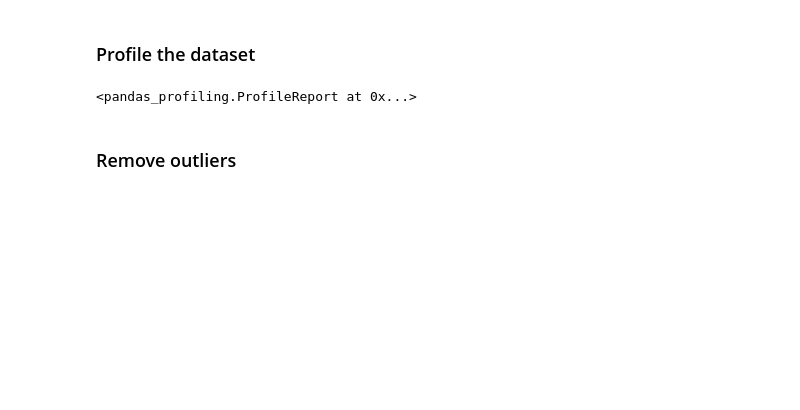
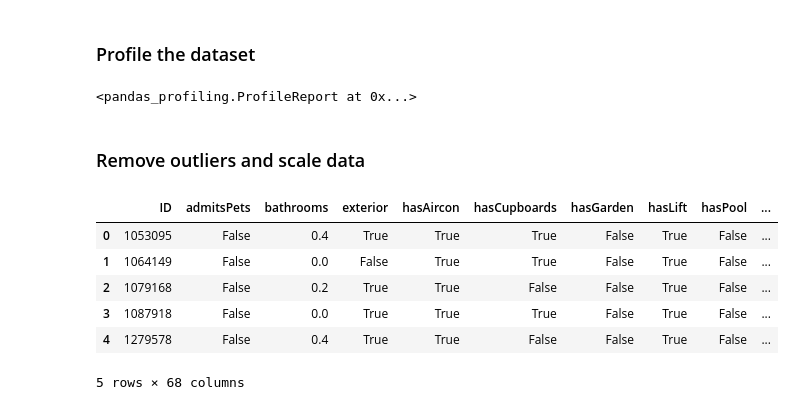
Before and after one commit to Leaniz/img_similarity, a Jupyter notebook: image_similarity.ipynb, the cells around one changed output. Cells and saved outputs as stored; diff of their text form; code cells hidden in the pictures; blank space fills up the shorter version.

```diff
--- a/image_similarity.ipynb
+++ b/image_similarity.ipynb
@@ -14,9 +14,8 @@ import pandas_profiling
 import numpy as np
 
 from core.load_data import clean_support_data, remove_outliers, scale_data
+from core.cluster_data import cluster_support_data
 
 
 data_path = "./data/"
 support_df = clean_support_data(data_path + "supporting_dataset.xlsx")
-support_df = remove_outliers(support_df)
-support_df = scale_data(support_df)
@@ -29,4 +26,19 @@ pandas_profiling.ProfileReport(support_df)
 # %% [output]
 <pandas_profiling.ProfileReport at 0x...>
 # %% [markdown]
-### Remove outliers
+### Remove outliers and scale data
+# %%
+processed_df = remove_outliers(support_df)
+processed_df = scale_data(processed_df)
+# %%
+processed_df = pd.get_dummies(processed_df)
+# %%
+processed_df.head()
+# %% [output]
+|  | ID | admitsPets | bathrooms | exterior | hasAircon | hasCupboards | hasGarden | hasLift | hasPool | ... |
+| 0 | 1053095 | False | 0.4 | True | True | True | False | True | False | ... |
+| 1 | 1064149 | False | 0.0 | False | True | True | False | True | False | ... |
+| 2 | 1079168 | False | 0.2 | True | True | False | False | True | False | ... |
+| 3 | 1087918 | False | 0.0 | True | True | True | False | True | False | ... |
+| 4 | 1279578 | False | 0.4 | True | True | False | False | True | False | ... |
+5 rows × 68 columns
```
Also changed, not shown: parts of 3 cells of this notebook, 1 other file.
